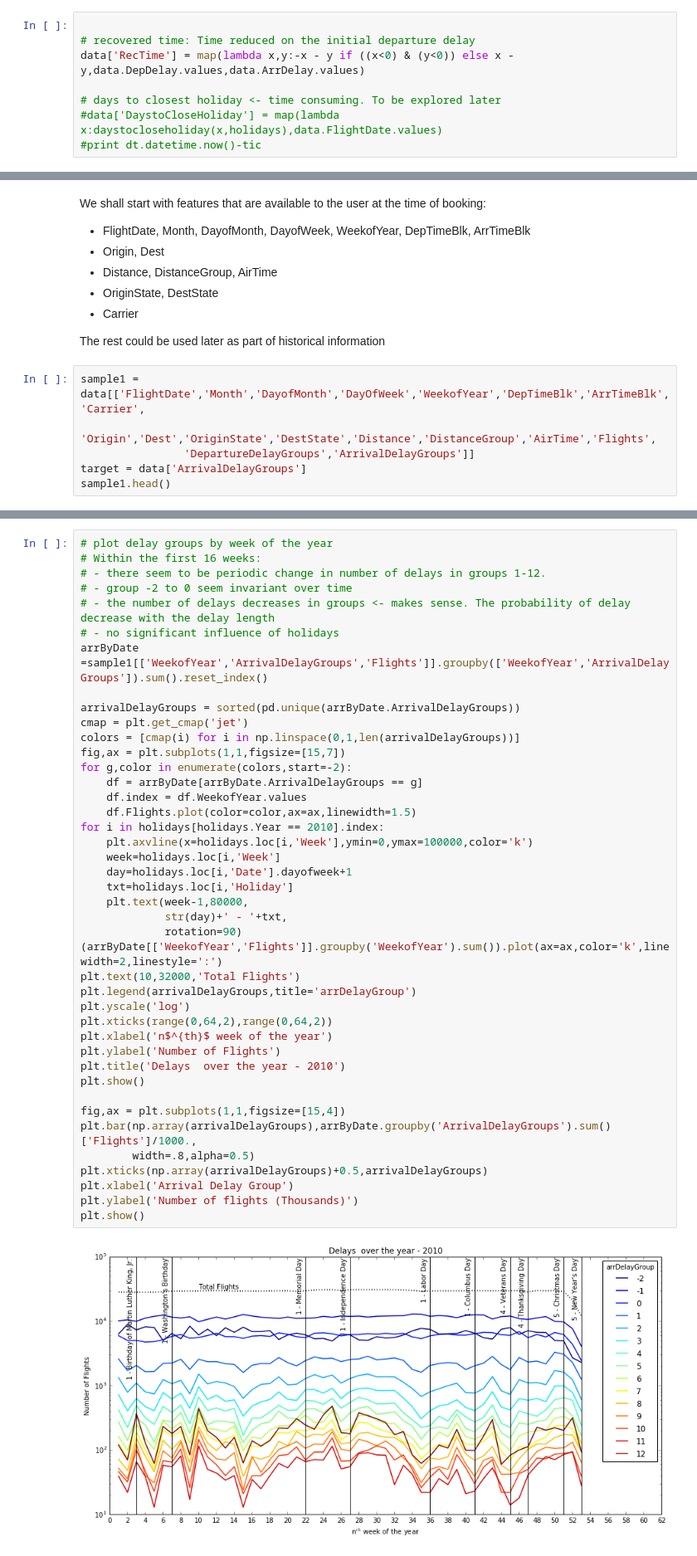
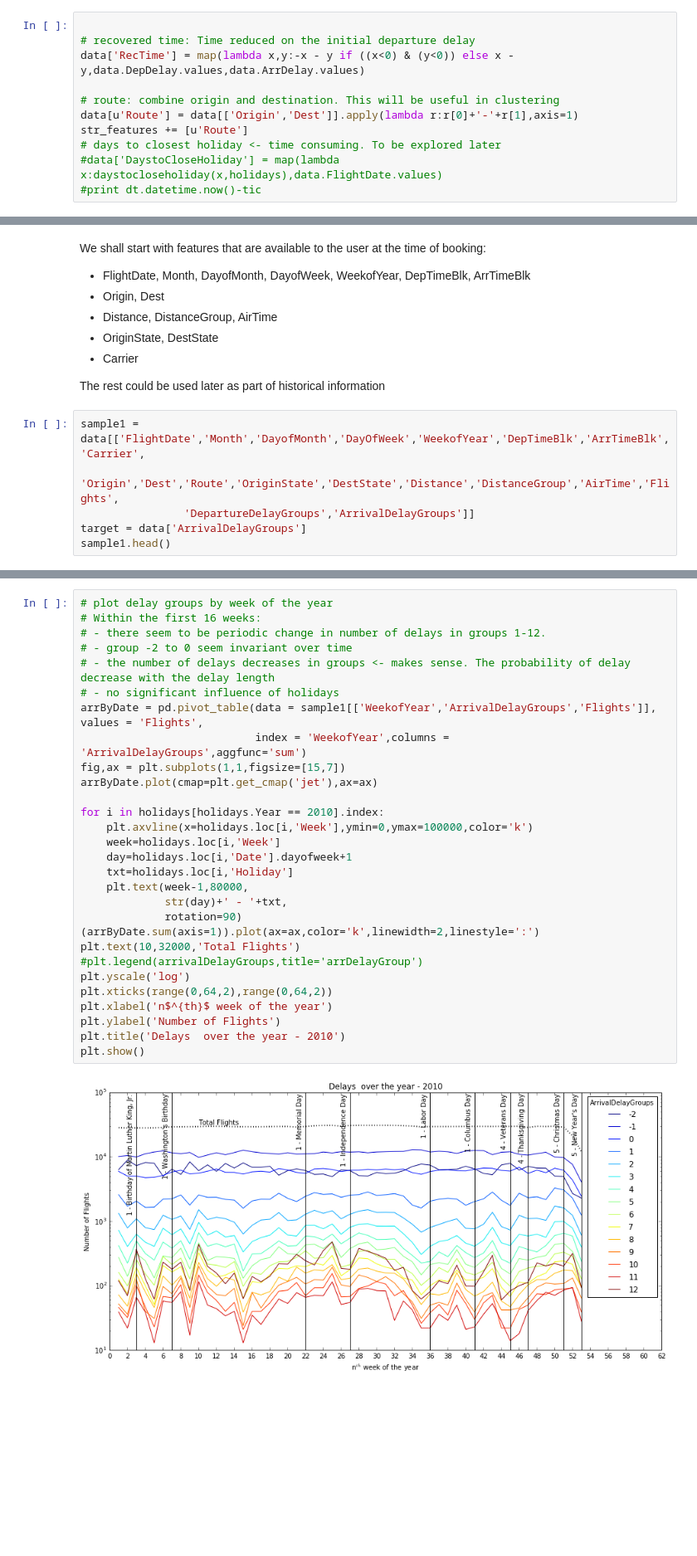
Before and after one commit to kthouz/Flights_Delays, a Jupyter notebook: 00_0_Delays Analysis.ipynb, the cells around one changed output, grey strips where cells are left out. Shown: that part at 83% size. Saved outputs shown, nothing was run; the diff lists cells and outputs as text; blank space fills up the shorter version.

```diff
--- a/00_0_Delays Analysis.ipynb
+++ b/00_0_Delays Analysis.ipynb
@@ -272,6 +272,9 @@ data.drop(['Diverted','Cancelled'],axis=1,inplace=True) # For now we keep Flight
 # recovered time: Time reduced on the initial departure delay
 data['RecTime'] = map(lambda x,y:-x - y if ((x<0) & (y<0)) else x - y,data.DepDelay.values,data.ArrDelay.values)
 
+# route: combine origin and destination. This will be useful in clustering
+data[u'Route'] = data[['Origin','Dest']].apply(lambda r:r[0]+'-'+r[1],axis=1)
+str_features += [u'Route']
 # days to closest holiday <- time consuming. To be explored later
 #data['DaystoCloseHoliday'] = map(lambda x:daystocloseholiday(x,holidays),data.FlightDate.values)
 #print dt.datetime.now()-tic
@@ -301,7 +304,7 @@ We shall start with features that are available to the user at the time of booki
 The rest could be used later as part of historical information
 # %%
 sample1 = data[['FlightDate','Month','DayofMonth','DayOfWeek','WeekofYear','DepTimeBlk','ArrTimeBlk','Carrier',
-                'Origin','Dest','OriginState','DestState','Distance','DistanceGroup','AirTime','Flights',
+                'Origin','Dest','Route','OriginState','DestState','Distance','DistanceGroup','AirTime','Flights',
                 'DepartureDelayGroups','ArrivalDelayGroups']]
 target = data['ArrivalDelayGroups']
 sample1.head()
@@ -325,44 +339,31 @@ Flights delays may be influenced by
 # %%
 # plot delay groups by week of the year
 # Within the first 16 weeks:
 # - there seem to be periodic change in number of delays in groups 1-12.
 # - group -2 to 0 seem invariant over time
 # - the number of delays decreases in groups <- makes sense. The probability of delay decrease with the delay length
 # - no significant influence of holidays
-arrByDate =sample1[['WeekofYear','ArrivalDelayGroups','Flights']].groupby(['WeekofYear','ArrivalDelayGroups']).sum().reset_index()
+arrByDate = pd.pivot_table(data = sample1[['WeekofYear','ArrivalDelayGroups','Flights']], values = 'Flights',
+                           index = 'WeekofYear',columns = 'ArrivalDelayGroups',aggfunc='sum')
+fig,ax = plt.subplots(1,1,figsize=[15,7])
+arrByDate.plot(cmap=plt.get_cmap('jet'),ax=ax)
 
-arrivalDelayGroups = sorted(pd.unique(arrByDate.ArrivalDelayGroups))
-cmap = plt.get_cmap('jet')
-colors = [cmap(i) for i in np.linspace(0,1,len(arrivalDelayGroups))]
-fig,ax = plt.subplots(1,1,figsize=[15,7])
-for g,color in enumerate(colors,start=-2):
-    df = arrByDate[arrByDate.ArrivalDelayGroups == g]
-    df.index = df.WeekofYear.values
-    df.Flights.plot(color=color,ax=ax,linewidth=1.5)
 for i in holidays[holidays.Year == 2010].index:
     plt.axvline(x=holidays.loc[i,'Week'],ymin=0,ymax=100000,color='k')
     week=holidays.loc[i,'Week']
     day=holidays.loc[i,'Date'].dayofweek+1
     txt=holidays.loc[i,'Holiday']
     plt.text(week-1,80000,
              str(day)+' - '+txt,
              rotation=90)
-(arrByDate[['WeekofYear','Flights']].groupby('WeekofYear').sum()).plot(ax=ax,color='k',linewidth=2,linestyle=':')
+(arrByDate.sum(axis=1)).plot(ax=ax,color='k',linewidth=2,linestyle=':')
 plt.text(10,32000,'Total Flights')
-plt.legend(arrivalDelayGroups,title='arrDelayGroup')
+#plt.legend(arrivalDelayGroups,title='arrDelayGroup')
 plt.yscale('log')
 plt.xticks(range(0,64,2),range(0,64,2))
 plt.xlabel('n$^{th}$ week of the year')
 plt.ylabel('Number of Flights')
 plt.title('Delays  over the year - 2010')
 plt.show()
-
-fig,ax = plt.subplots(1,1,figsize=[15,4])
-plt.bar(np.array(arrivalDelayGroups),arrByDate.groupby('ArrivalDelayGroups').sum()['Flights']/1000.,
-        width=.8,alpha=0.5)
-plt.xticks(np.array(arrivalDelayGroups)+0.5,arrivalDelayGroups)
-plt.xlabel('Arrival Delay Group')
-plt.ylabel('Number of flights (Thousands)')
-plt.show()
 # %% [output]
-[figure, old version]
+[figure, new version]
```
Also changed, not shown: parts of 18 cells of this notebook, 1 other file.
